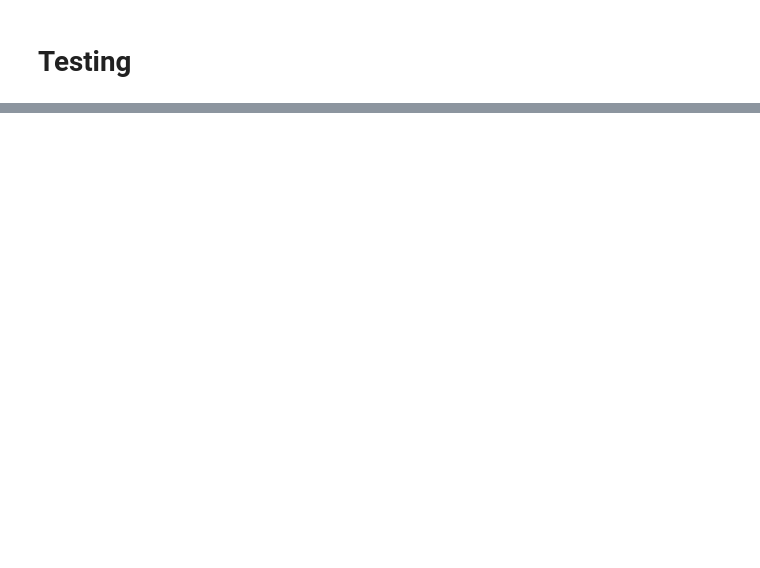
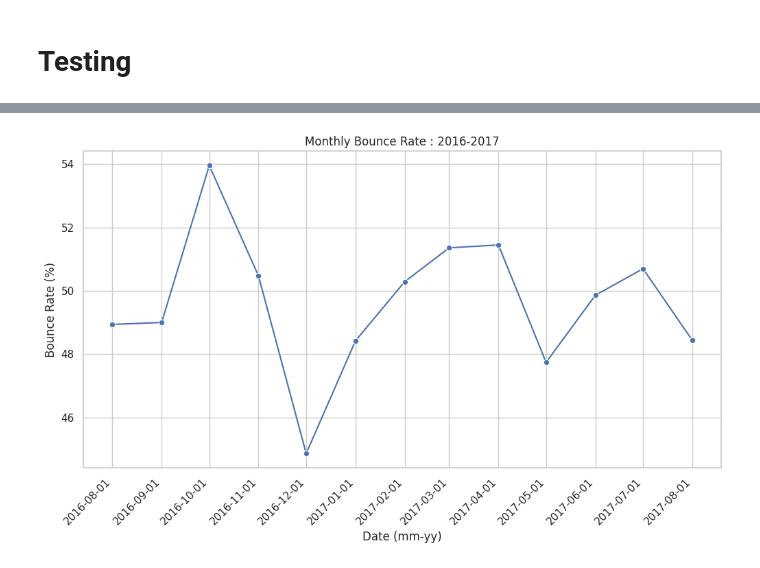
Before and after one commit to ganiosh92/DA-ecommerce-clickstream-analytics, a Jupyter notebook: ga-exploration.ipynb, the cells around one changed output, grey strips where cells are left out. Saved outputs shown, nothing was run; the diff lists cells and outputs as text; code cells hidden in the pictures; blank space fills up the shorter version.

Commit message:
bounce rate plot generated succesfully!

```diff
--- a/ga-exploration.ipynb
+++ b/ga-exploration.ipynb
@@ -194,2 +165,13 @@ df
 # %%
 df.to_csv('sessions_and_bounces_by_day.csv')
+# %%
+import pandas as pd
+
+df['month'] = df['full_date'].dt.month
+df['year'] = df['full_date'].dt.year
+
+df1 = df.groupby(['month', 'year'])[['total_sessions', 'sessions_with_bounces']].sum().reset_index()
+df1 = df1.sort_values(by = ['year','month'], ascending = True)
+df1['bounce_rate_pct'] = round((df1['sessions_with_bounces'] / df1 ['total_sessions']) * 100,2)
+
+df1
@@ -195,0 +193,29 @@ df.to_csv('sessions_and_bounces_by_day.csv')
+# %%
+import pandas as pd
+import seaborn as sns
+import matplotlib.pyplot as plt
+
+
+df1['date'] = pd.to_datetime(df1[['year', 'month']].assign(day=1))
+
+# Sort the DataFrame by the datetime column
+df1 = df1.sort_values('date')
+
+# Create a time series plot using Seaborn
+sns.set(style="whitegrid")  # Optional: Set the seaborn style
+plt.figure(figsize=(12, 6))  # Optional: Set the figure size
+
+# Plot the time series
+sns.lineplot(x='date', y='bounce_rate_pct', data=df1, marker='o')
+
+# Format the x-axis labels as 'mm-yy'
+
+plt.xticks(rotation=45, ha='right', ticks=df1['date'])
+plt.xlabel('Date (mm-yy)')
+plt.ylabel('Bounce Rate (%)')
+plt.title('Monthly Bounce Rate : 2016-2017')
+
+# Show the plot
+plt.show()
+# %% [output]
+[figure, added]
```
Also changed, not shown: parts of 7 cells of this notebook.
